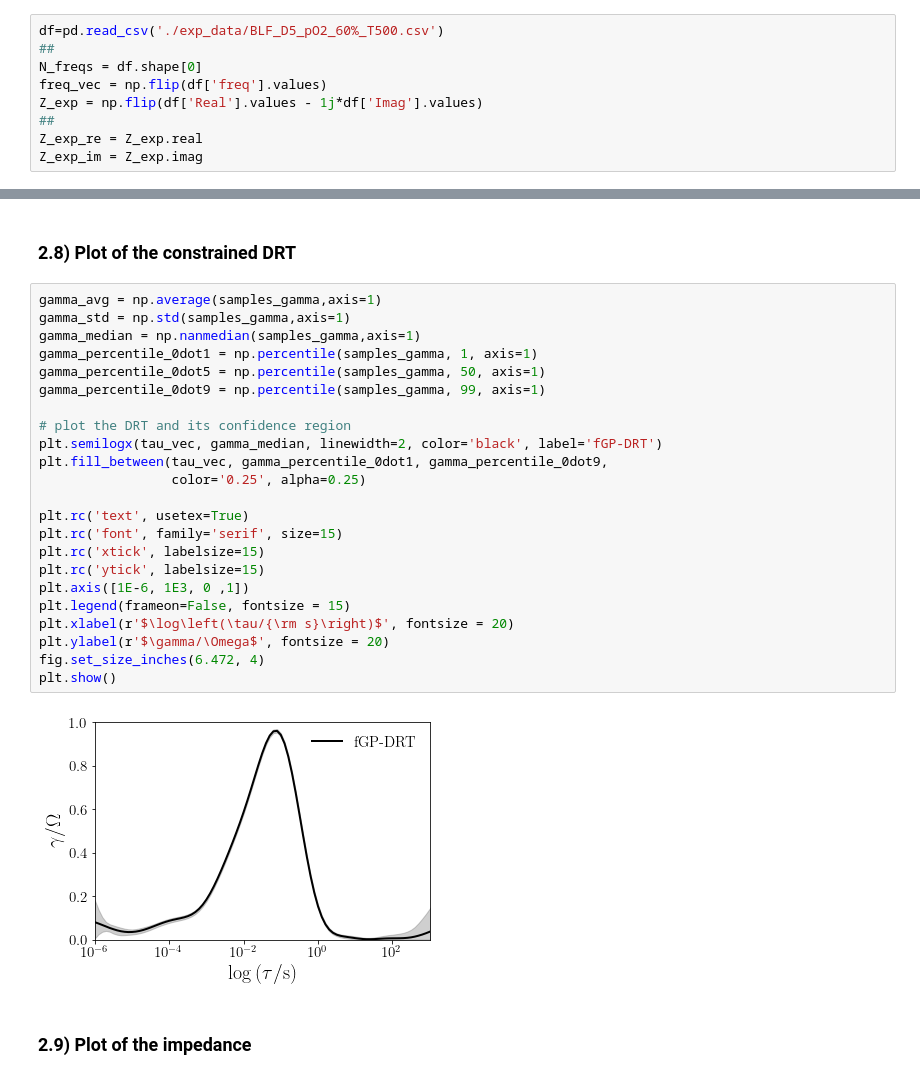
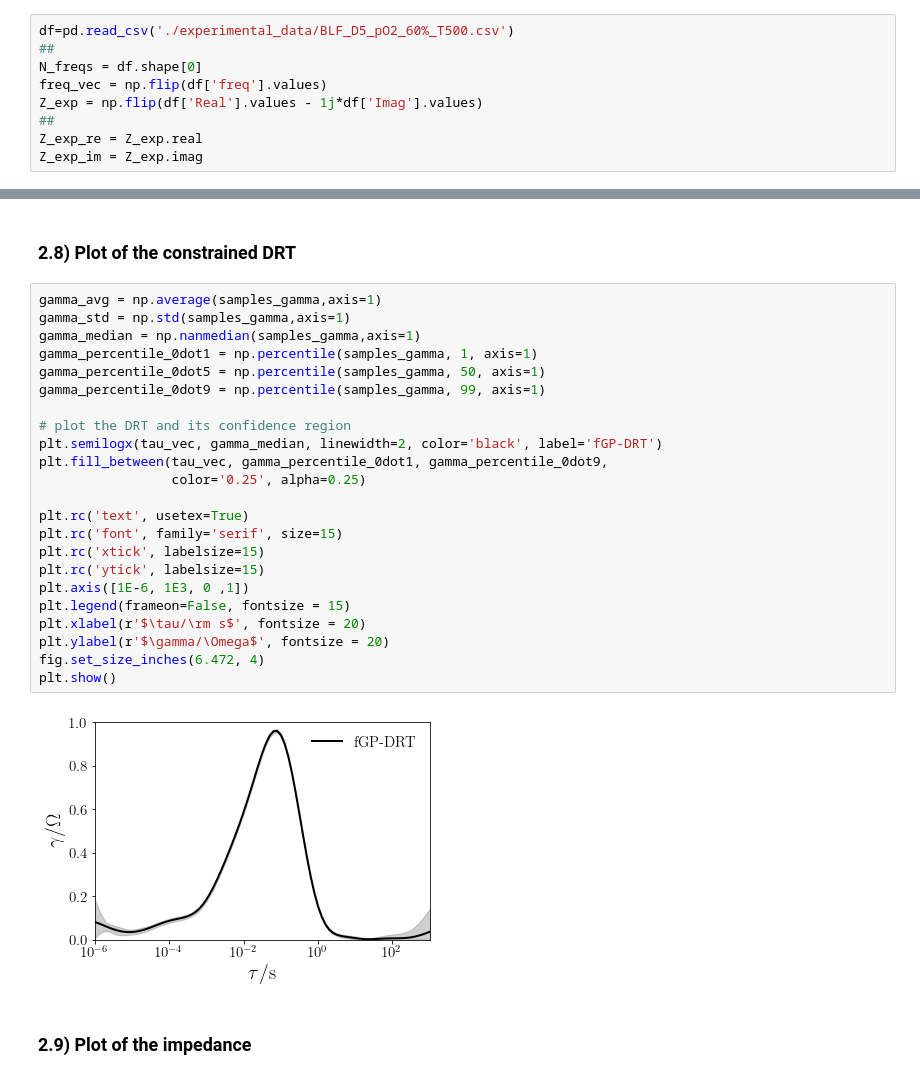
Before and after one commit to ciuccislab/fGP-DRT, a Jupyter notebook: tutorials/example4_BLF_pO2_60percent_Temp_500_C.ipynb, the cells around one changed output, grey strips where cells are left out. Cells and saved outputs as stored; diff of their text form.

```diff
--- a/tutorials/example4_BLF_pO2_60percent_Temp_500_C.ipynb
+++ b/tutorials/example4_BLF_pO2_60percent_Temp_500_C.ipynb
@@ -20,7 +20,7 @@ Reference: "P-substituted $\rm Ba_{0.95}La_{0.05}FeO_{3-\delta}$ as a cathode ma
 # %% [markdown]
 ### Load the data
 # %%
-df=pd.read_csv('./exp_data/BLF_D5_pO2_60%_T500.csv')
+df=pd.read_csv('./experimental_data/BLF_D5_pO2_60%_T500.csv')
 ##
 N_freqs = df.shape[0]
 freq_vec = np.flip(df['freq'].values)
@@ -270,28 +270,28 @@ samples_Z_re_im = A@samples # samples of Z_re_im
 # %%
 gamma_avg = np.average(samples_gamma,axis=1)
 gamma_std = np.std(samples_gamma,axis=1)
 gamma_median = np.nanmedian(samples_gamma,axis=1)
 gamma_percentile_0dot1 = np.percentile(samples_gamma, 1, axis=1)
 gamma_percentile_0dot5 = np.percentile(samples_gamma, 50, axis=1)
 gamma_percentile_0dot9 = np.percentile(samples_gamma, 99, axis=1)
 
 # plot the DRT and its confidence region
 plt.semilogx(tau_vec, gamma_median, linewidth=2, color='black', label='fGP-DRT')
 plt.fill_between(tau_vec, gamma_percentile_0dot1, gamma_percentile_0dot9,
                  color='0.25', alpha=0.25)
 
 plt.rc('text', usetex=True)
 plt.rc('font', family='serif', size=15)
 plt.rc('xtick', labelsize=15)
 plt.rc('ytick', labelsize=15)
 plt.axis([1E-6, 1E3, 0 ,1])
 plt.legend(frameon=False, fontsize = 15)
-plt.xlabel(r'$\log\left(\tau/{\rm s}\right)$', fontsize = 20)
+plt.xlabel(r'$\tau/\rm s$', fontsize = 20)
 plt.ylabel(r'$\gamma/\Omega$', fontsize = 20)
 fig.set_size_inches(6.472, 4)
 plt.show()
 # %% [output]
-[figure, old version]
+[figure, new version]
 # %% [markdown]
 ### 2.9)  Plot of the impedance
 # %%
```
Also changed, not shown: parts of 14 cells of this notebook, 41 other files.
